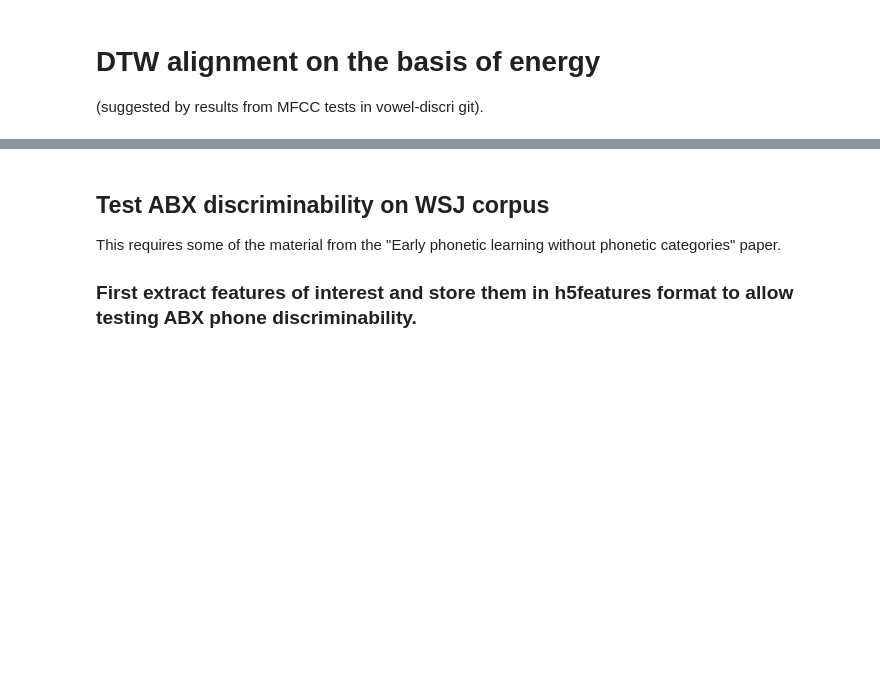
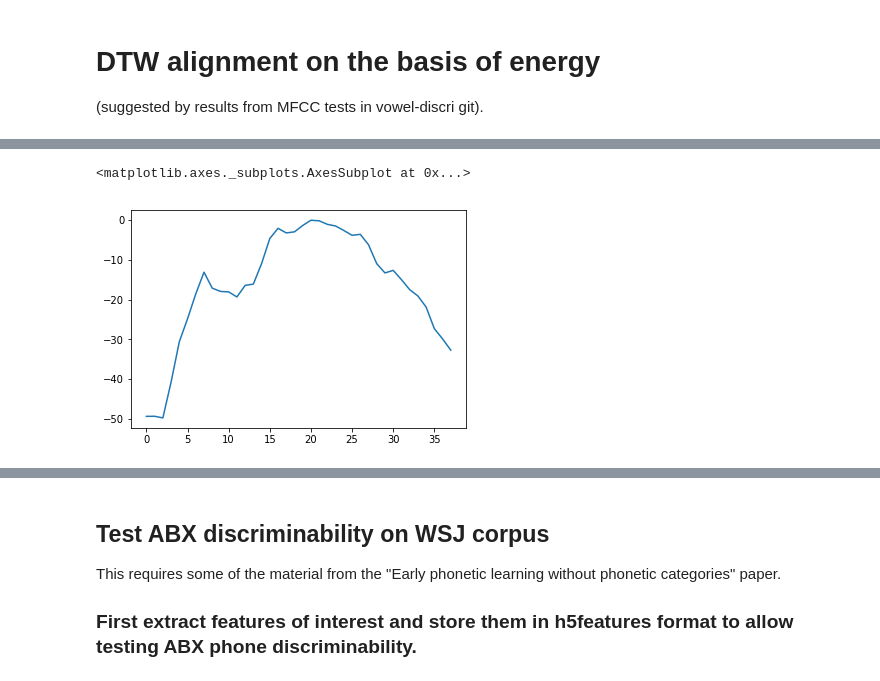
Before and after one commit to Thomas-Schatz/input_reps, a Jupyter notebook: input_reps/Better input features.ipynb, the cells around one changed output, grey strips where cells are left out. Cells and saved outputs as stored; diff of their text form; code cells hidden in the pictures; blank space fills up the shorter version.

```diff
--- a/input_reps/Better input features.ipynb
+++ b/input_reps/Better input features.ipynb
@@ -64,0 +74,5 @@ assert fs == 16000
+# %%
+sns.lineplot(data=coefs[0,:])  # log-energy
+# %% [output]
+<matplotlib.axes._subplots.AxesSubplot at 0x...>
+[figure, added]
```
Also changed, not shown: parts of 22 cells of this notebook, 10 other files.
